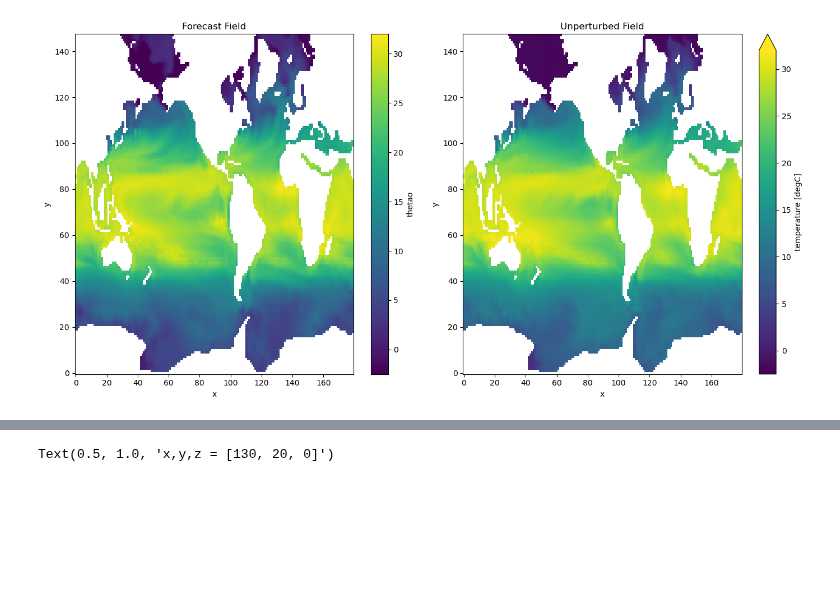
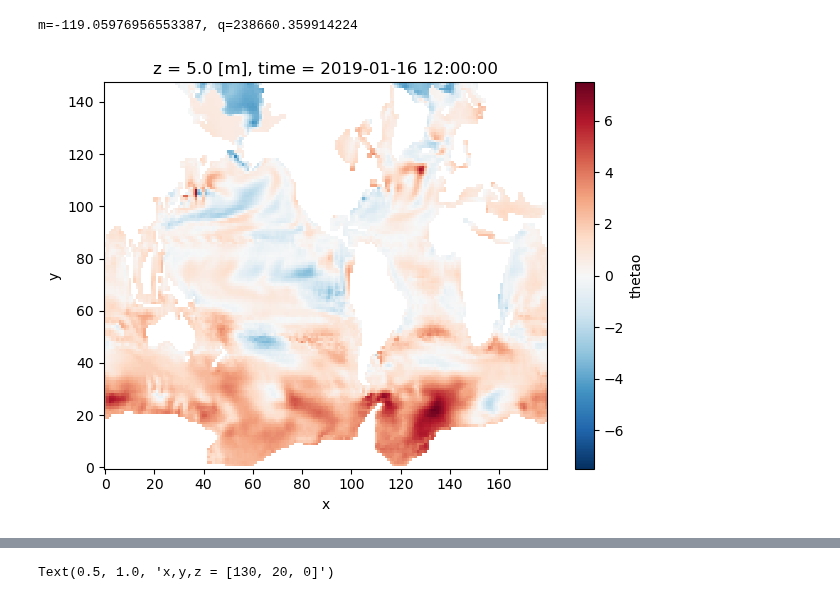
Before and after one commit to asozza/stece, a Jupyter notebook: osprey/notebooks/test_EOF_def.ipynb, the cells around one changed output, grey strips where cells are left out. Drawn from its saved outputs; the diff is of its cells as text; code cells hidden in the pictures; blank space fills up the shorter version.

```diff
--- a/osprey/notebooks/test_EOF_def.ipynb
+++ b/osprey/notebooks/test_EOF_def.ipynb
@@ -29,0 +117,19 @@ ds0 = reader_nemo_field(expname='pi00', startyear=1990, endyear=2040, varname='t
+# %%
+ds=ds0
+
+# Seleziona solo dicembre e gennaio
+ds_winter = ds.sel(time=ds.time.dt.month.isin([12, 1]))
+
+# Creiamo una nuova variabile temporale per associare gennaio all'anno successivo
+# Dicembre rimane nell'anno corrente, Gennaio nell'anno successivo
+time_shifted = xr.where(ds_winter["time"].dt.month == 12, ds_winter["time"], ds_winter["time"] + np.timedelta64(1, 'Y'))
+
+# Ora possiamo calcolare la media senza cambiare l'asse 'time'
+# Raggruppa solo per coppie dicembre-gennaio
+data_mean = (ds_winter["variabile"][:-1:2] + ds_winter["variabile"][1::2]) / 2
+
+# Media sui tempi (media tra dicembre e gennaio)
+time_mean = (time_shifted[:-1:2] + time_shifted[1::2]) / 2
+
+# Creiamo il DataArray con il nuovo tempo medio, mantenendo l'asse 'time'
+ds_winter_mean = xr.DataArray(data_mean, coords={"time": time_mean}, dims=["time"])
@@ -30,15 +249,33 @@ ds0 = reader_nemo_field(expname='pi00', startyear=1990, endyear=2040, varname='t
+# %%
+import os
+from osprey.utils.time import get_decimal_year
+from osprey.means.eof import process_data
+from osprey.utils import catalogue
+info = catalogue.observables('nemo')['thetao']
+filename = os.path.join("/ec/res4/scratch/itas/martini/TS00/021", f"thetao_series_00000.nc")
+timeseries = xr.open_mfdataset(filename, use_cftime=True, preprocess=lambda data: process_data(data, ftype='series', dim=info['dim'], grid=info['grid']))
+new_time = get_decimal_year(timeseries['time'].values)
+timeseries['time'] = new_time
+coeffs = timeseries.polyfit(dim='time', deg=1, skipna=True)
+m, q = coeffs[f"thetao_polyfit_coefficients"].values
+print(f"m={m}, q={q}")
+# %% [output]
+m=-119.05976956553387, q=238660.359914224
 # %%
-fig, axes = plt.subplots(nrows=1, ncols=2, figsize=(14, 7))
+fig, axes = plt.subplots(nrows=1, ncols=1)
 
-# Plot ds
-ds['thetao'].isel(time=0, z=0).plot(ax=axes[0], vmin=-2.5, vmax=32)
-axes[0].set_title('Forecast Field')
+# Plot ds forecast
+field1 = ds['thetao'].isel(time=0, z=0)#.plot(ax=axes[0], vmin=-2.5, vmax=32)
+#axes[0].set_title('Forecast Field')
 
-# Plot ds0
-ds0.sel(time=slice('20190101', '20190131')).isel(z=0).plot(ax=axes[1], vmin=-2.5, vmax=32)
-axes[1].set_title('Unperturbed Field')
+# Plot ds0 ref
+field2 = ds0.sel(time=slice('20190101', '20190131')).isel(z=0)#.plot(ax=axes[1], vmin=-2.5, vmax=32)
+#axes[1].set_title('Unperturbed Field')
+
+delta =field2-field1
+delta.plot()
 
 plt.tight_layout()
 plt.show()
 # %% [output]
-[figure, old version]
+[figure, new version]
```
Also changed, not shown: parts of 46 cells of this notebook, 10 other files.
